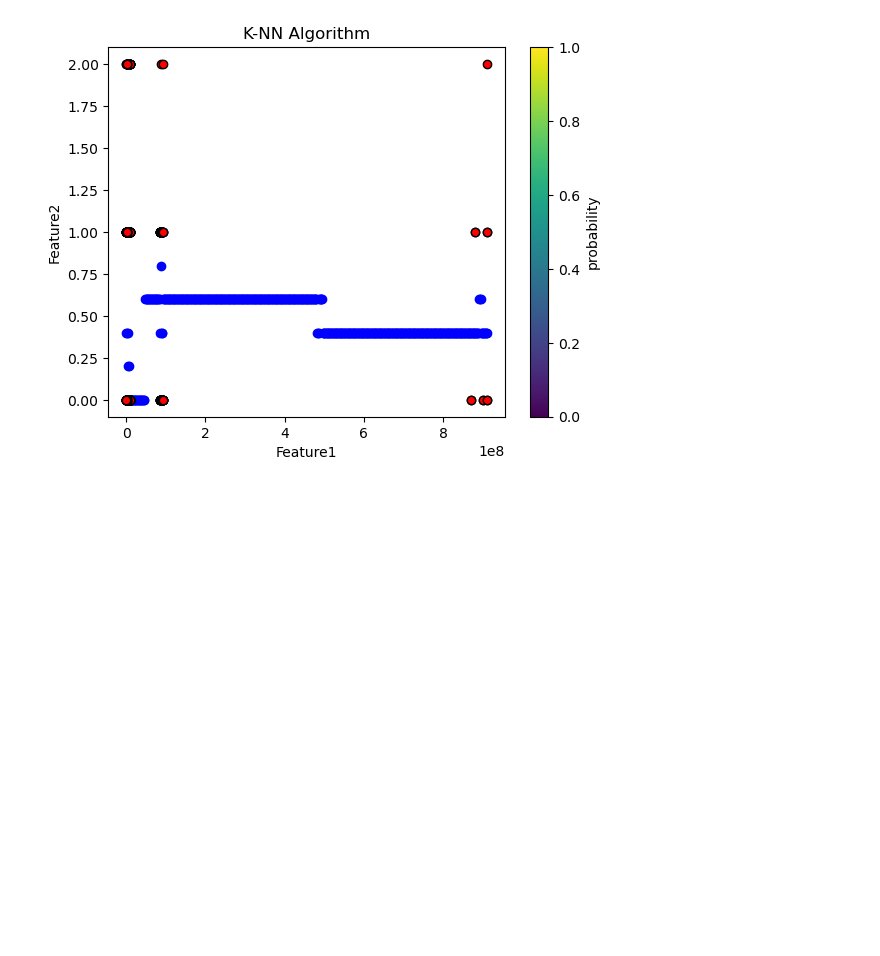
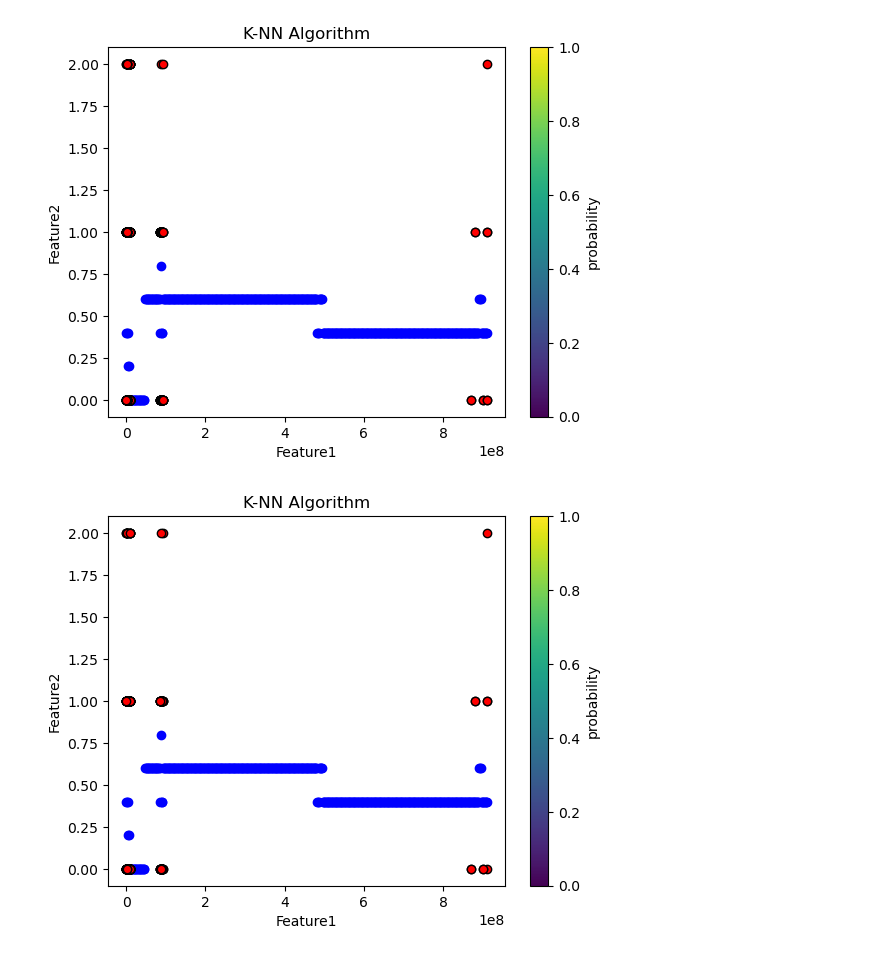
Before and after one commit to SaiBalaji950/Machine-Learning, a Jupyter notebook: Day-12/Day-20.ipynb, the cells around one changed output. Drawn from its saved outputs; the diff is of its cells as text; code cells hidden in the pictures; blank space fills up the shorter version.

Commit message:
K-Nearest Neighbors

```diff
--- a/Day-12/Day-20.ipynb
+++ b/Day-12/Day-20.ipynb
@@ -153,3 +155,30 @@ plt.ylabel('Feature2')
 plt.show()
 # %% [output]
 [figure]
+# %%
+import numpy as np
+import pandas as pd
+import matplotlib.pyplot as plt
+from sklearn.preprocessing import StandardScaler
+from sklearn.model_selection import train_test_split
+from sklearn.neighbors import KNeighborsClassifier
+from sklearn.pipeline import Pipeline
+a=pd.read_csv('data.csv')
+x=a[['id']]
+y=a['perimeter_mean']
+y_binned=pd.cut(y,bins=3,labels=[0,1,2])
+x_train,x_test,y_train,y_test=train_test_split(x,y_binned,test_size=0.2,random_state=42)
+pipeline=Pipeline([('Scaler',StandardScaler()),('KNN',KNeighborsClassifier(n_neighbors=5,metric='minkowski',p=3))])
+pipeline.fit(x_train,y_train)
+b=np.linspace(x.iloc[:,0].min() -1,x.iloc[:,0].max() +1,500)
+b_grid=pd.DataFrame(b,columns=['id'])
+z=pipeline.predict_proba(b_grid)[:,1]
+plt.scatter(b, z, color='blue', label='Probability')
+plt.scatter(x_train.iloc[:, 0], y_train, c='red', marker='o', edgecolor='black', label='Data points')
+plt.colorbar(label='probability')
+plt.title("K-NN Algorithm")
+plt.xlabel('Feature1')
+plt.ylabel('Feature2')
+plt.show()
+# %% [output]
+[figure, added]
```
Also changed, not shown: parts of 8 cells of this notebook.
